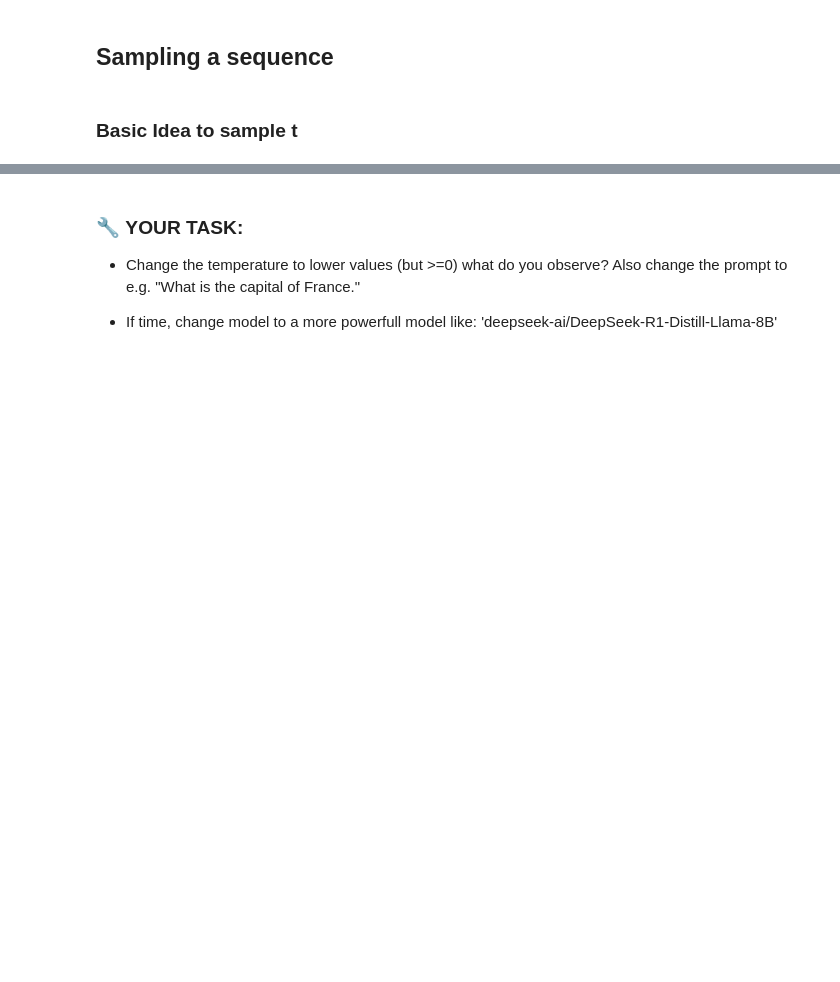
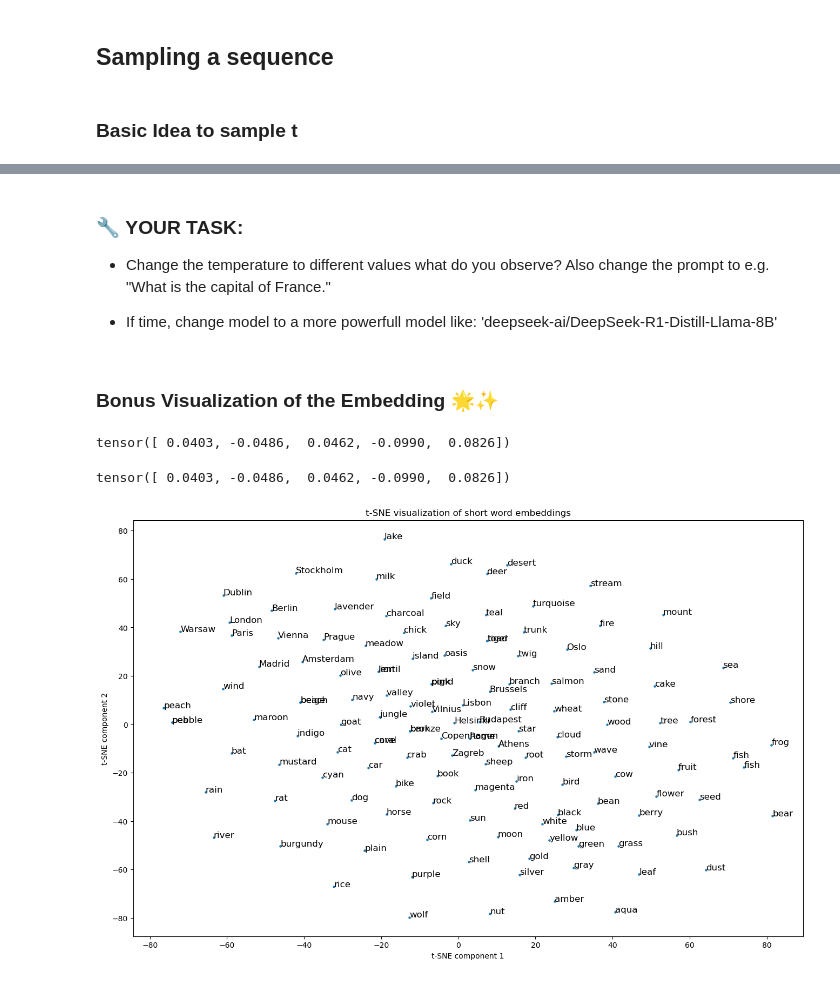
Before and after one commit to tensorchiefs/dlwbl_eth25, a Jupyter notebook: notebooks/03_sampling_lmm.ipynb, the cells around one changed output, grey strips where cells are left out. Cells and saved outputs as stored; diff of their text form; code cells hidden in the pictures; blank space fills up the shorter version.

```diff
--- a/notebooks/03_sampling_lmm.ipynb
+++ b/notebooks/03_sampling_lmm.ipynb
@@ -278,6 +304,79 @@ print("\nGenerated Text:", generated_text)
 # %% [markdown]
 ### 🔧 **YOUR TASK:**
 
-- Change the temperature to lower values (but >=0) what do you observe? Also change the prompt to e.g. "What is the capital of France."
+- Change the temperature to different values what do you observe? Also change the prompt to e.g. "What is the capital of France."
 
 - If time, change model to a more powerfull model like: 'deepseek-ai/DeepSeek-R1-Distill-Llama-8B'
+# %% [markdown]
+### Bonus Visualization of the Embedding 🌟✨
+# %%
+# Function to get static embeddings from the embedding layer
+def get_static_embeddings(input_ids):
+    # Access the embedding layer directly
+    with torch.no_grad():
+        static_embeddings = model.transformer.wte(input_ids)
+
+    return static_embeddings.squeeze(0)  # Shape: [sequence_length, hidden_size]
+
+# Example usage
+text = "Data science and deep learning"
+static_embeddings = get_static_embeddings(torch.tensor([1,2,3]))
+print(static_embeddings[0,0:5])
+get_static_embeddings(torch.tensor([2,1,3]))[1,0:5]
+# %% [output]
+tensor([ 0.0403, -0.0486,  0.0462, -0.0990,  0.0826])
+tensor([ 0.0403, -0.0486,  0.0462, -0.0990,  0.0826])
+# %%
+from sklearn.manifold import TSNE
+words = [
+    "cat", "dog", "fish", "bird", "tree", "book", "car", "bike", "milk", "cake",
+    "rain", "snow", "wind", "fire", "star", "moon", "sun", "sky", "blue", "red",
+    "green", "yellow", "black", "white", "pink", "gray", "gold", "silver", "bronze",
+    "iron", "wood", "rock", "sand", "dust", "cloud", "storm", "wave", "sea", "lake",
+    "pond", "river", "stream", "hill", "mount", "valley", "plain", "field", "meadow",
+    "forest", "jungle", "desert", "oasis", "island", "beach", "shore", "cliff", "cave",
+    "stone", "pebble", "shell", "leaf", "flower", "grass", "bush", "vine", "root",
+    "branch", "twig", "bark", "trunk", "seed", "fruit", "berry", "nut", "corn", "wheat",
+    "rice", "bean", "pea", "lentil", "chick", "duck", "goat", "sheep", "cow", "horse",
+    "pig", "deer", "bear", "wolf", "lion", "tiger", "mouse", "rat", "bat", "frog",
+    "toad", "crab", "fish",
+
+    # 20 European Capitals
+    "London", "Paris", "Berlin", "Rome", "Madrid", "Lisbon", "Vienna", "Prague",
+    "Budapest", "Warsaw", "Athens", "Copenhagen", "Helsinki", "Stockholm", "Oslo",
+    "Brussels", "Amsterdam", "Dublin", "Vilnius", "Zagreb",
+
+    # Additional Colors
+    "purple", "turquoise", "navy", "maroon", "beige", "cyan", "magenta", "lavender",
+    "teal", "olive", "amber", "indigo", "coral", "aqua", "violet", "burgundy",
+    "charcoal", "mustard", "peach", "salmon"
+]
+
+# Get embeddings for the filtered short words
+short_word_embeddings = []
+for word in words:
+    token_id = tokenizer.encode(word, add_special_tokens=False)[0]
+    embedding = get_static_embeddings(torch.tensor([token_id]))
+    short_word_embeddings.append(embedding.numpy())
+
+# Convert to numpy array
+short_word_embeddings = np.array(short_word_embeddings).squeeze()
+
+# Perform t-SNE
+tsne = TSNE(n_components=2, random_state=42)
+tsne_results = tsne.fit_transform(short_word_embeddings)
+
+# Plot the results
+plt.figure(figsize=(16, 10))
+plt.scatter(tsne_results[:, 0], tsne_results[:, 1], s=5)
+
+# Annotate the points with the words
+for i, word in enumerate(words):
+    plt.annotate(word, (tsne_results[i, 0], tsne_results[i, 1]), fontsize=12)
+
+plt.title("t-SNE visualization of short word embeddings")
+plt.xlabel("t-SNE component 1")
+plt.ylabel("t-SNE component 2")
+plt.show()
+# %% [output]
+[figure, added]
```
Also changed, not shown: parts of 19 cells of this notebook.
